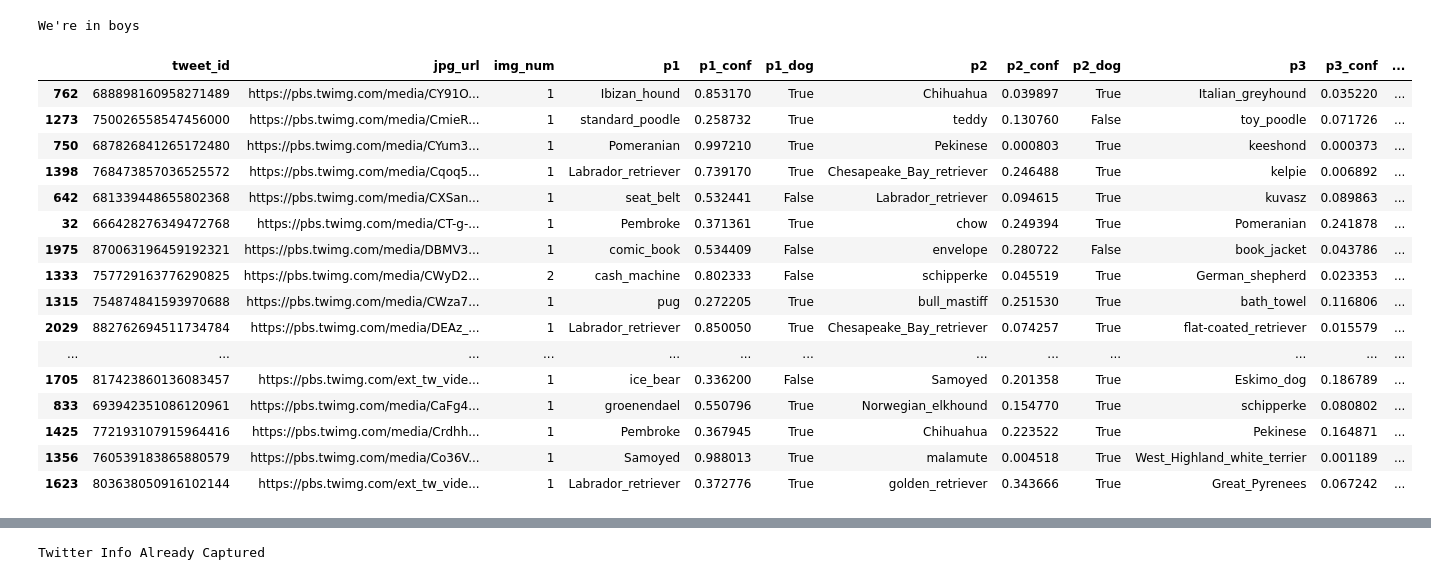
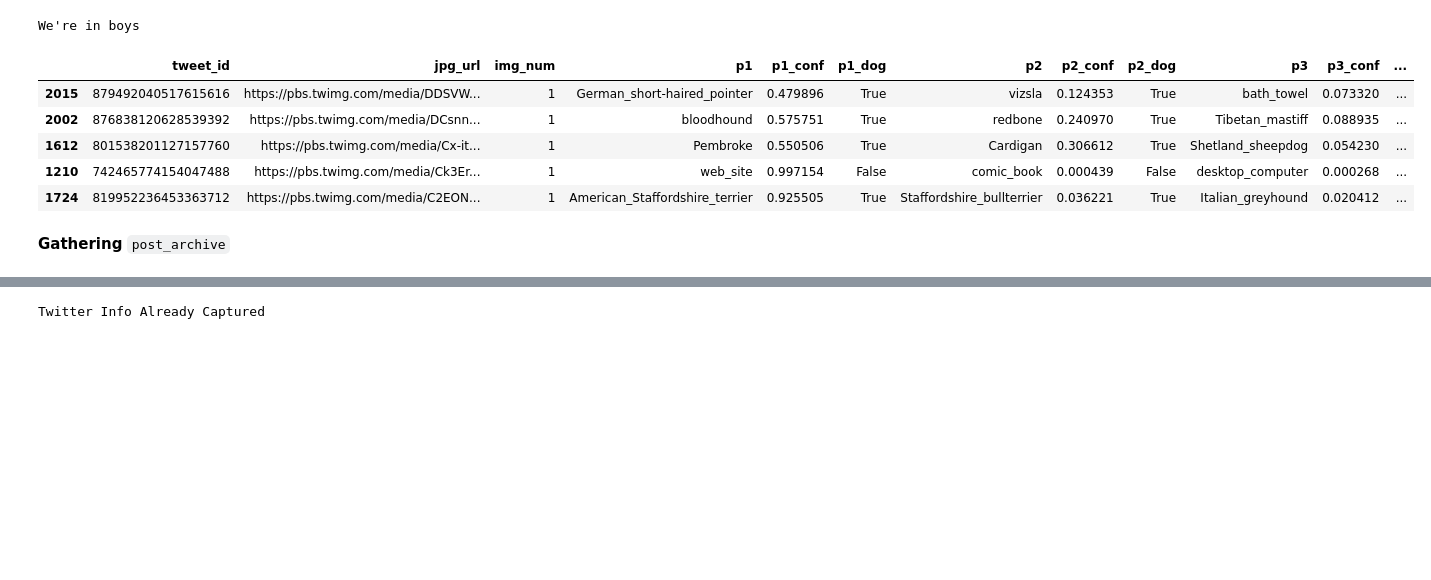
Before and after one commit to GarrettMarkScott/WeRateDogs_Twitter_Analysis, a Jupyter notebook: WeRateDogs_Notebook.ipynb, the cells around one changed output, grey strips where cells are left out. Cells and saved outputs as stored; diff of their text form; code cells hidden in the pictures; blank space fills up the shorter version.

```diff
--- a/WeRateDogs_Notebook.ipynb
+++ b/WeRateDogs_Notebook.ipynb
@@ -19,25 +46,16 @@ We're in boys
 with open('image_predictions.tsv', 'wb') as file:
     file.write(response.content)
 # %%
-img_prediction = pd.read_csv('image_predictions.tsv', delimiter='\t')
-img_prediction.sample(20)
+img_predictions = pd.read_csv('image_predictions.tsv', delimiter='\t')
+img_predictions.sample(5)
 # %% [output]
 |  | tweet_id | jpg_url | img_num | p1 | p1_conf | p1_dog | p2 | p2_conf | p2_dog | p3 | p3_conf | ... |
-| 762 | 688898160958271489 | https://pbs.twimg.com/media/CY91O... | 1 | Ibizan_hound | 0.853170 | True | Chihuahua | 0.039897 | True | Italian_greyhound | 0.035220 | ... |
-| 1273 | 750026558547456000 | https://pbs.twimg.com/media/CmieR... | 1 | standard_poodle | 0.258732 | True | teddy | 0.130760 | False | toy_poodle | 0.071726 | ... |
-| 750 | 687826841265172480 | https://pbs.twimg.com/media/CYum3... | 1 | Pomeranian | 0.997210 | True | Pekinese | 0.000803 | True | keeshond | 0.000373 | ... |
-| 1398 | 768473857036525572 | https://pbs.twimg.com/media/Cqoq5... | 1 | Labrador_retriever | 0.739170 | True | Chesapeake_Bay_retriever | 0.246488 | True | kelpie | 0.006892 | ... |
-| 642 | 681339448655802368 | https://pbs.twimg.com/media/CXSan... | 1 | seat_belt | 0.532441 | False | Labrador_retriever | 0.094615 | True | kuvasz | 0.089863 | ... |
-| 32 | 666428276349472768 | https://pbs.twimg.com/media/CT-g-... | 1 | Pembroke | 0.371361 | True | chow | 0.249394 | True | Pomeranian | 0.241878 | ... |
-| 1975 | 870063196459192321 | https://pbs.twimg.com/media/DBMV3... | 1 | comic_book | 0.534409 | False | envelope | 0.280722 | False | book_jacket | 0.043786 | ... |
-| 1333 | 757729163776290825 | https://pbs.twimg.com/media/CWyD2... | 2 | cash_machine | 0.802333 | False | schipperke | 0.045519 | True | German_shepherd | 0.023353 | ... |
-| 1315 | 754874841593970688 | https://pbs.twimg.com/media/CWza7... | 1 | pug | 0.272205 | True | bull_mastiff | 0.251530 | True | bath_towel | 0.116806 | ... |
-| 2029 | 882762694511734784 | https://pbs.twimg.com/media/DEAz_... | 1 | Labrador_retriever | 0.850050 | True | Chesapeake_Bay_retriever | 0.074257 | True | flat-coated_retriever | 0.015579 | ... |
-| ... | ... | ... | ... | ... | ... | ... | ... | ... | ... | ... | ... | ... |
-| 1705 | 817423860136083457 | https://pbs.twimg.com/ext_tw_vide... | 1 | ice_bear | 0.336200 | False | Samoyed | 0.201358 | True | Eskimo_dog | 0.186789 | ... |
-| 833 | 693942351086120961 | https://pbs.twimg.com/media/CaFg4... | 1 | groenendael | 0.550796 | True | Norwegian_elkhound | 0.154770 | True | schipperke | 0.080802 | ... |
-| 1425 | 772193107915964416 | https://pbs.twimg.com/media/Crdhh... | 1 | Pembroke | 0.367945 | True | Chihuahua | 0.223522 | True | Pekinese | 0.164871 | ... |
-| 1356 | 760539183865880579 | https://pbs.twimg.com/media/Co36V... | 1 | Samoyed | 0.988013 | True | malamute | 0.004518 | True | West_Highland_white_terrier | 0.001189 | ... |
-| 1623 | 803638050916102144 | https://pbs.twimg.com/ext_tw_vide... | 1 | Labrador_retriever | 0.372776 | True | golden_retriever | 0.343666 | True | Great_Pyrenees | 0.067242 | ... |
+| 2015 | 879492040517615616 | https://pbs.twimg.com/media/DDSVW... | 1 | German_short-haired_pointer | 0.479896 | True | vizsla | 0.124353 | True | bath_towel | 0.073320 | ... |
+| 2002 | 876838120628539392 | https://pbs.twimg.com/media/DCsnn... | 1 | bloodhound | 0.575751 | True | redbone | 0.240970 | True | Tibetan_mastiff | 0.088935 | ... |
+| 1612 | 801538201127157760 | https://pbs.twimg.com/media/Cx-it... | 1 | Pembroke | 0.550506 | True | Cardigan | 0.306612 | True | Shetland_sheepdog | 0.054230 | ... |
+| 1210 | 742465774154047488 | https://pbs.twimg.com/media/Ck3Er... | 1 | web_site | 0.997154 | False | comic_book | 0.000439 | False | desktop_computer | 0.000268 | ... |
+| 1724 | 819952236453363712 | https://pbs.twimg.com/media/C2EON... | 1 | American_Staffordshire_terrier | 0.925505 | True | Staffordshire_bullterrier | 0.036221 | True | Italian_greyhound | 0.020412 | ... |
+# %% [markdown]
+**Gathering** `post_archive`
 # %%
 post_archive = pd.read_csv('twitter-archive-enhanced.csv')
```
Also changed, not shown: parts of 25 cells of this notebook, 1 other file.
